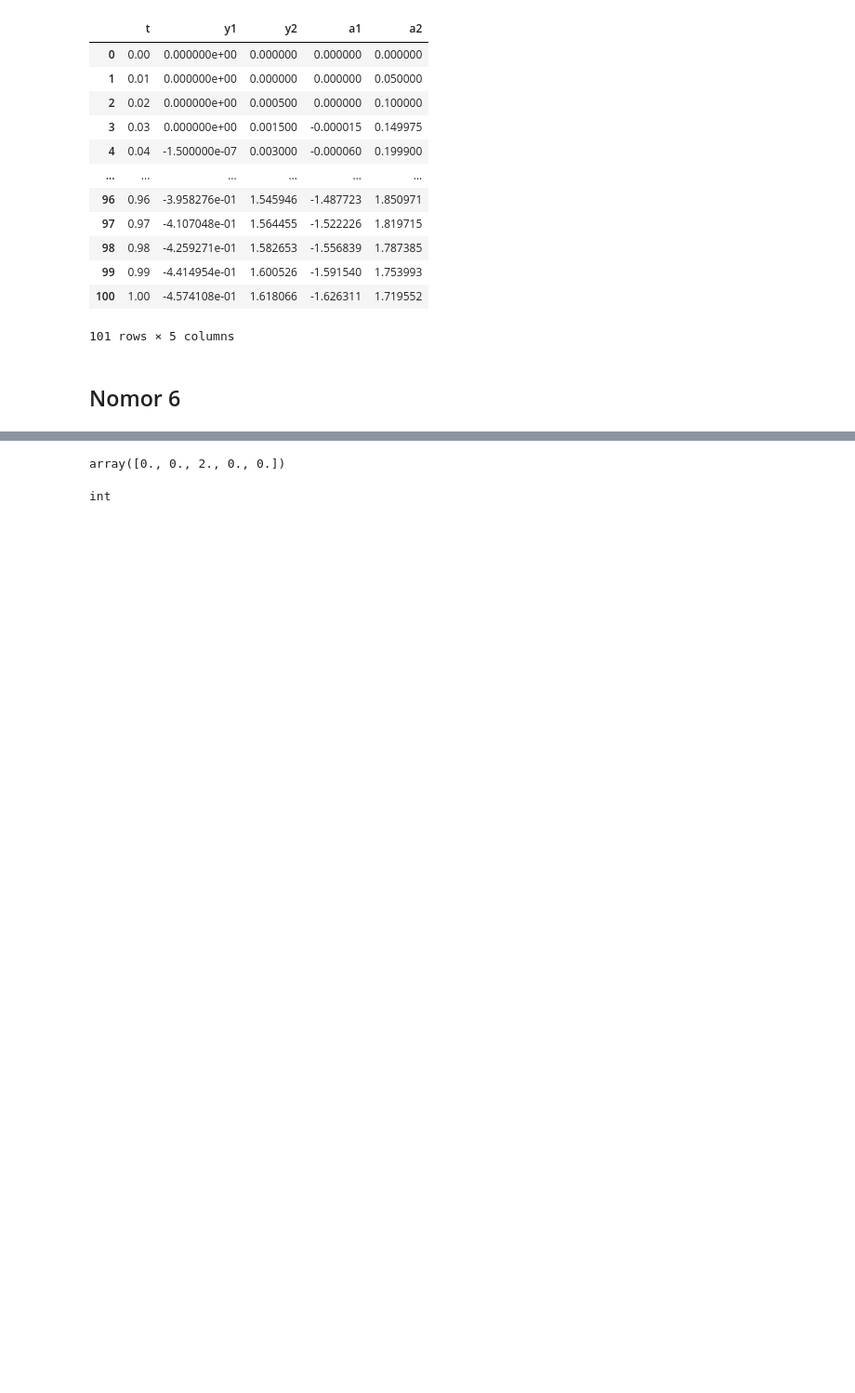
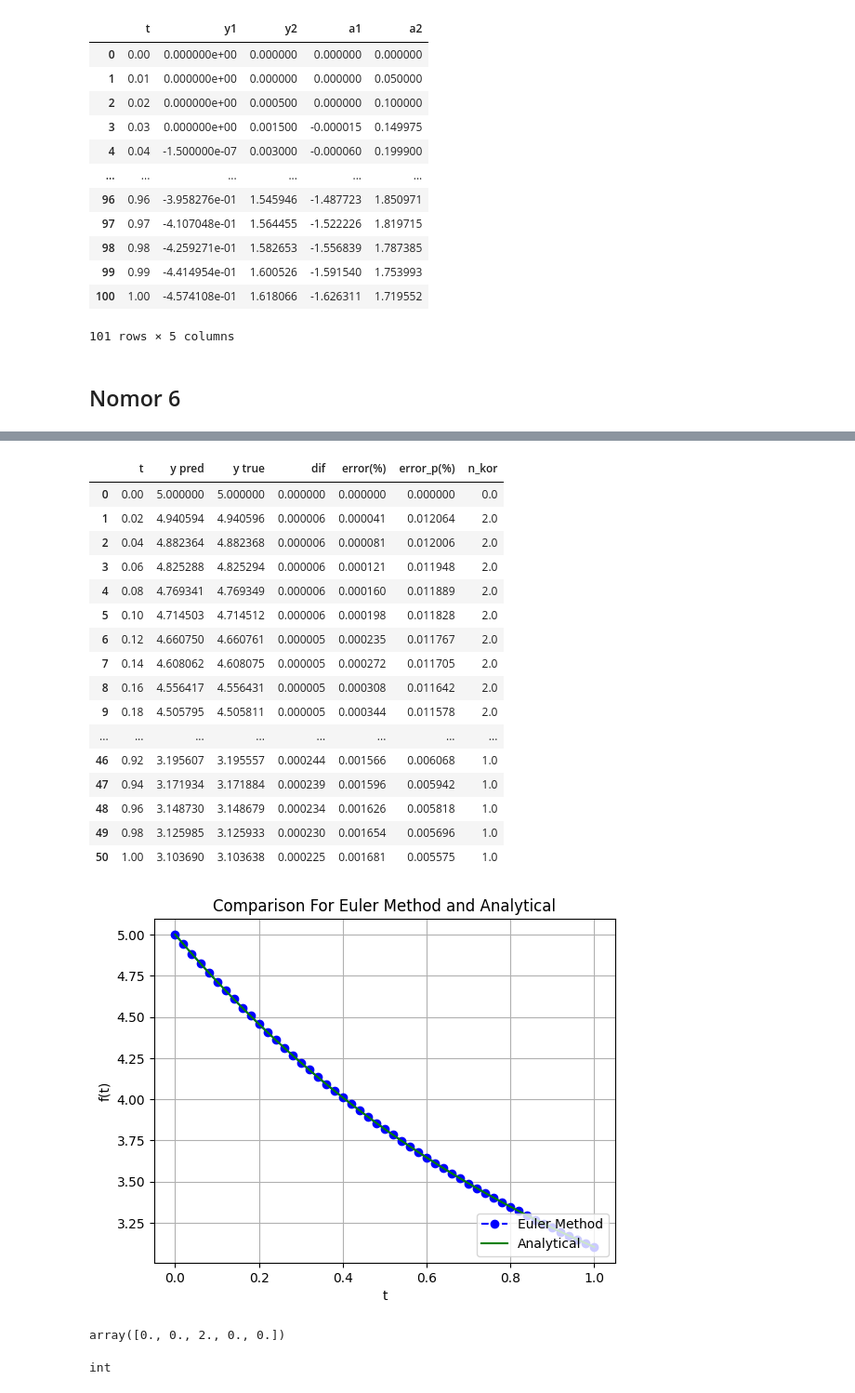
Before and after one commit to RendiZein/Metode-Rekayasa-Komputasi, a Jupyter notebook: Euler Method.ipynb, the cells around one changed output, grey strips where cells are left out. Shown at 93% size. Drawn from its saved outputs; the diff is of its cells as text; code cells hidden in the pictures; blank space fills up the shorter version.

```diff
--- a/Euler Method.ipynb
+++ b/Euler Method.ipynb
@@ -568,3 +595,24 @@ def euler_no_6(delta_t=0.1, er=1.):
+# %%
+euler_no_6(delta_t=0.02, eps=0.0005)
+# %% [output]
+|  | t | y pred | y true | dif | error(%) | error_p(%) | n_kor |
+| 0 | 0.00 | 5.000000 | 5.000000 | 0.000000 | 0.000000 | 0.000000 | 0.0 |
+| 1 | 0.02 | 4.940594 | 4.940596 | 0.000006 | 0.000041 | 0.012064 | 2.0 |
+| 2 | 0.04 | 4.882364 | 4.882368 | 0.000006 | 0.000081 | 0.012006 | 2.0 |
+| 3 | 0.06 | 4.825288 | 4.825294 | 0.000006 | 0.000121 | 0.011948 | 2.0 |
+| 4 | 0.08 | 4.769341 | 4.769349 | 0.000006 | 0.000160 | 0.011889 | 2.0 |
+| 5 | 0.10 | 4.714503 | 4.714512 | 0.000006 | 0.000198 | 0.011828 | 2.0 |
+| 6 | 0.12 | 4.660750 | 4.660761 | 0.000005 | 0.000235 | 0.011767 | 2.0 |
+| 7 | 0.14 | 4.608062 | 4.608075 | 0.000005 | 0.000272 | 0.011705 | 2.0 |
+| 8 | 0.16 | 4.556417 | 4.556431 | 0.000005 | 0.000308 | 0.011642 | 2.0 |
+| 9 | 0.18 | 4.505795 | 4.505811 | 0.000005 | 0.000344 | 0.011578 | 2.0 |
+| ... | ... | ... | ... | ... | ... | ... | ... |
+| 46 | 0.92 | 3.195607 | 3.195557 | 0.000244 | 0.001566 | 0.006068 | 1.0 |
+| 47 | 0.94 | 3.171934 | 3.171884 | 0.000239 | 0.001596 | 0.005942 | 1.0 |
+| 48 | 0.96 | 3.148730 | 3.148679 | 0.000234 | 0.001626 | 0.005818 | 1.0 |
+| 49 | 0.98 | 3.125985 | 3.125933 | 0.000230 | 0.001654 | 0.005696 | 1.0 |
+| 50 | 1.00 | 3.103690 | 3.103638 | 0.000225 | 0.001681 | 0.005575 | 1.0 |
+[figure, added]
 # %%
 t=[1,2,3,5,6]
 k = np.zeros(len(t))
```
Also changed, not shown: parts of 2 cells of this notebook.
